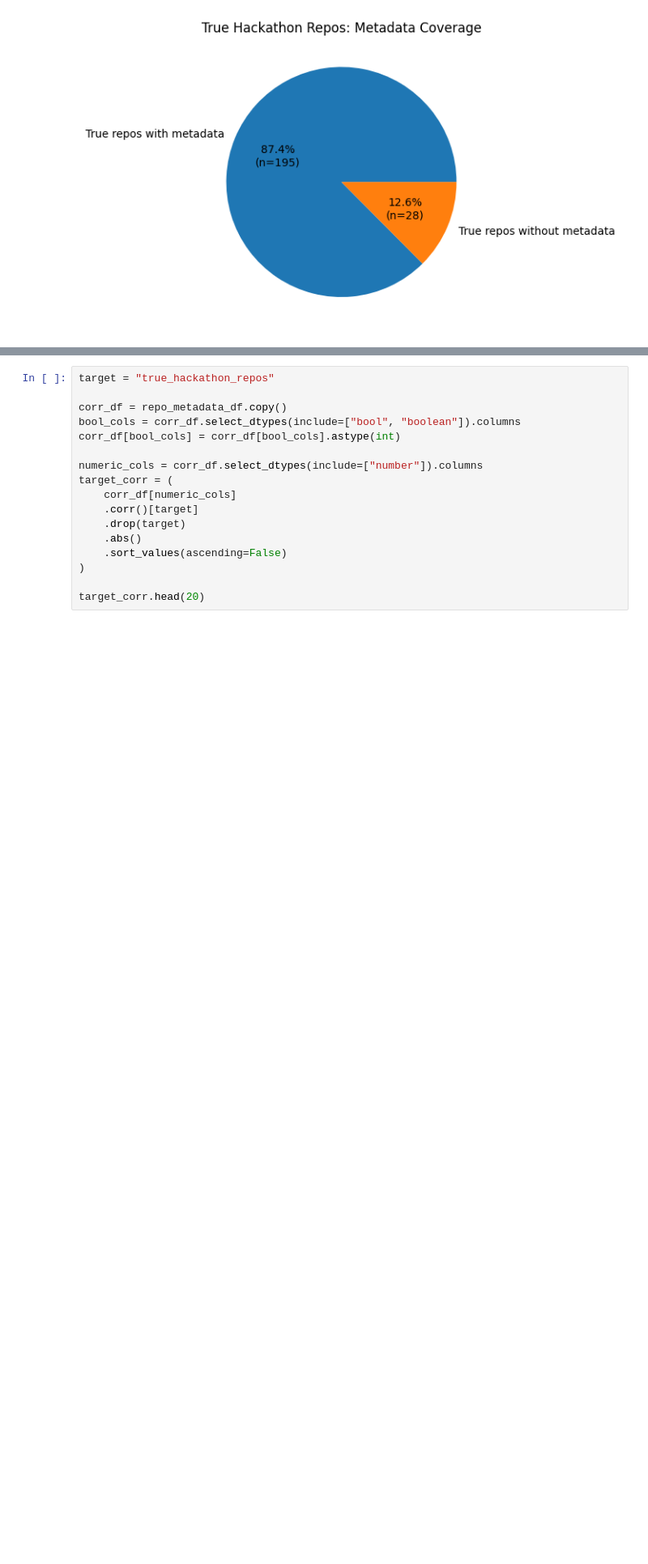
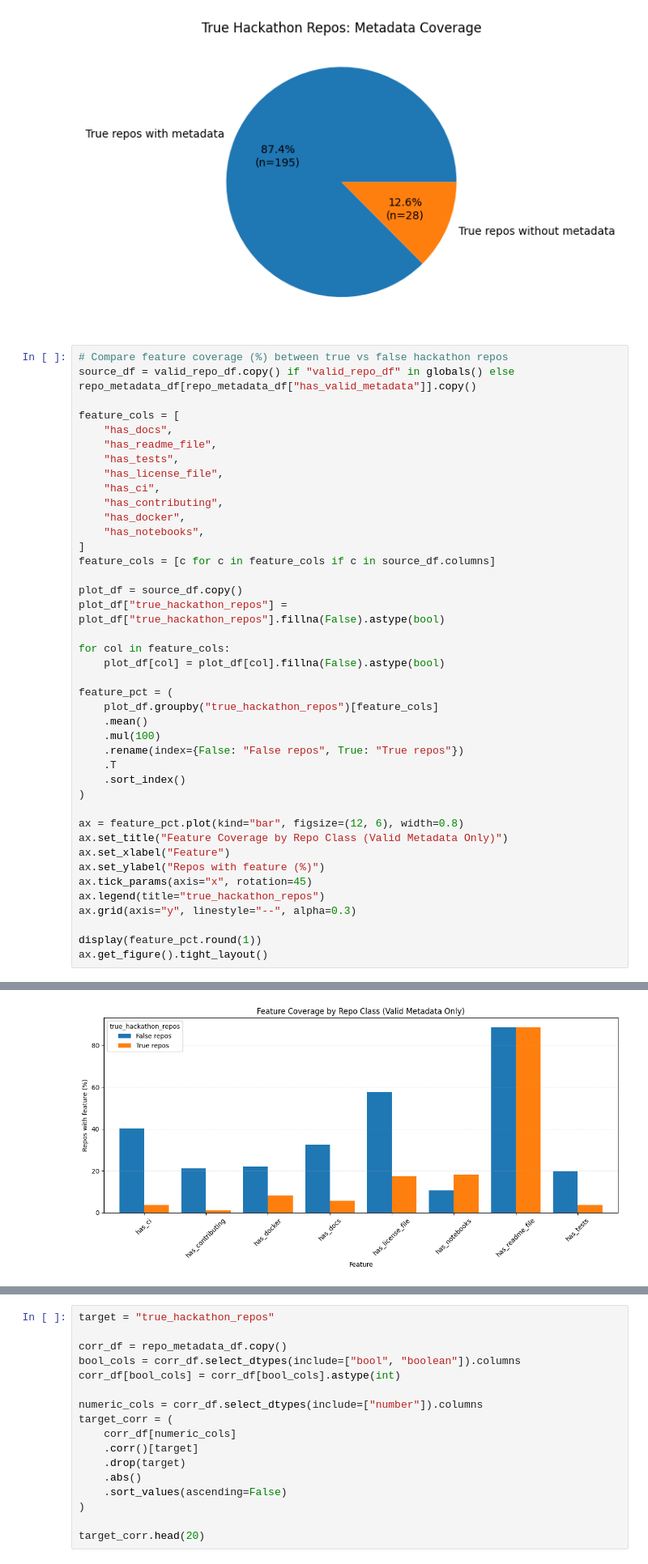
Before and after one commit to sdsc-ordes/open-pulse-hackalysis, a Jupyter notebook: src/hackathon_analysis/data_analysis/repo_analysis.ipynb, the cells around one changed output, grey strips where cells are left out. Shown at 81% size. Saved outputs shown, nothing was run; the diff lists cells and outputs as text; blank space fills up the shorter version.

```diff
--- a/src/hackathon_analysis/data_analysis/repo_analysis.ipynb
+++ b/src/hackathon_analysis/data_analysis/repo_analysis.ipynb
@@ -756,3 +1113,45 @@ true_meta_counts.plot(
 True hackathon repos with metadata: 195 / 223
 <Axes: title={'center': 'True Hackathon Repos: Metadata Coverage'}>
 [figure]
+# %%
+# Compare feature coverage (%) between true vs false hackathon repos
+source_df = valid_repo_df.copy() if "valid_repo_df" in globals() else repo_metadata_df[repo_metadata_df["has_valid_metadata"]].copy()
+
+feature_cols = [
+    "has_docs",
+    "has_readme_file",
+    "has_tests",
+    "has_license_file",
+    "has_ci",
+    "has_contributing",
+    "has_docker",
+    "has_notebooks",
+]
+feature_cols = [c for c in feature_cols if c in source_df.columns]
+
+plot_df = source_df.copy()
+plot_df["true_hackathon_repos"] = plot_df["true_hackathon_repos"].fillna(False).astype(bool)
+
+for col in feature_cols:
+    plot_df[col] = plot_df[col].fillna(False).astype(bool)
+
+feature_pct = (
+    plot_df.groupby("true_hackathon_repos")[feature_cols]
+    .mean()
+    .mul(100)
+    .rename(index={False: "False repos", True: "True repos"})
+    .T
+    .sort_index()
+)
+
+ax = feature_pct.plot(kind="bar", figsize=(12, 6), width=0.8)
+ax.set_title("Feature Coverage by Repo Class (Valid Metadata Only)")
+ax.set_xlabel("Feature")
+ax.set_ylabel("Repos with feature (%)")
+ax.tick_params(axis="x", rotation=45)
+ax.legend(title="true_hackathon_repos")
+ax.grid(axis="y", linestyle="--", alpha=0.3)
+
+display(feature_pct.round(1))
+ax.get_figure().tight_layout()
+# %% [output]
@@ -759,3 +1167,4 @@ True hackathon repos with metadata: 195 / 223
+[figure, added]
 # %%
 # Use source_df if available, otherwise fall back to repo_metadata_df
 corr_source = source_df.copy() if "source_df" in globals() else repo_metadata_df.copy()
```
Also changed, not shown: parts of 35 cells of this notebook.
